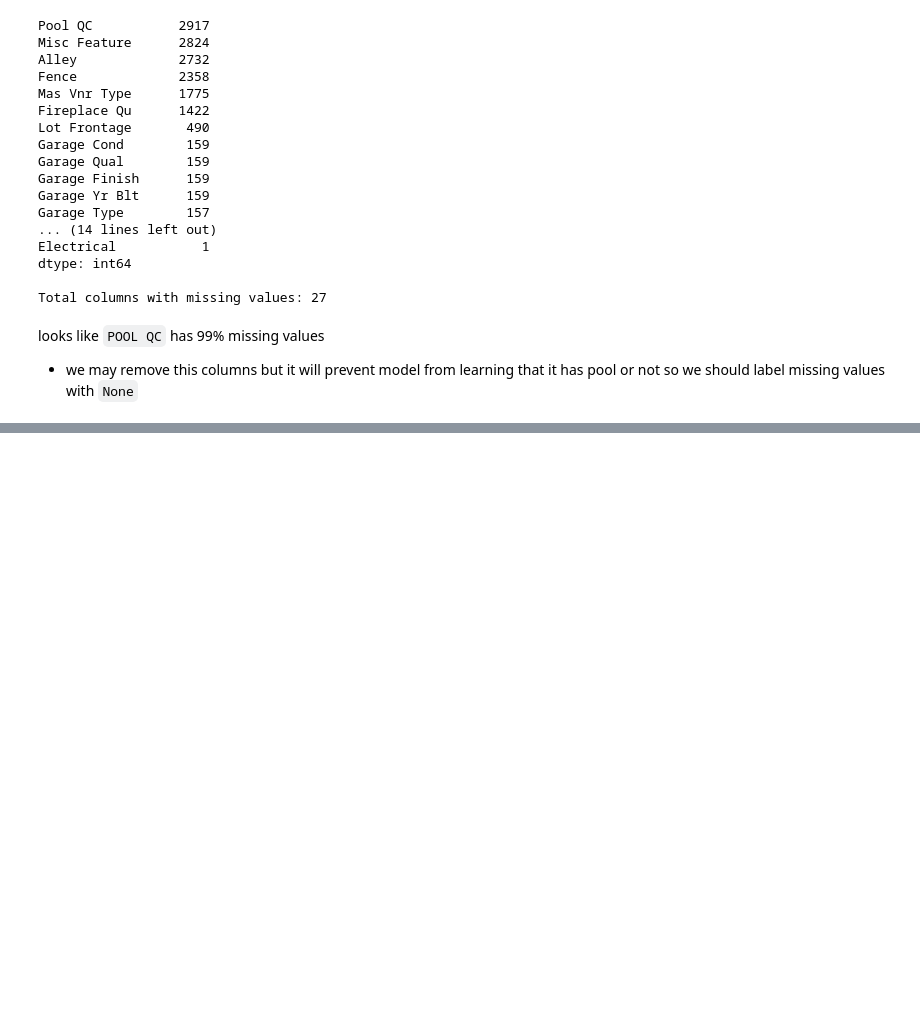
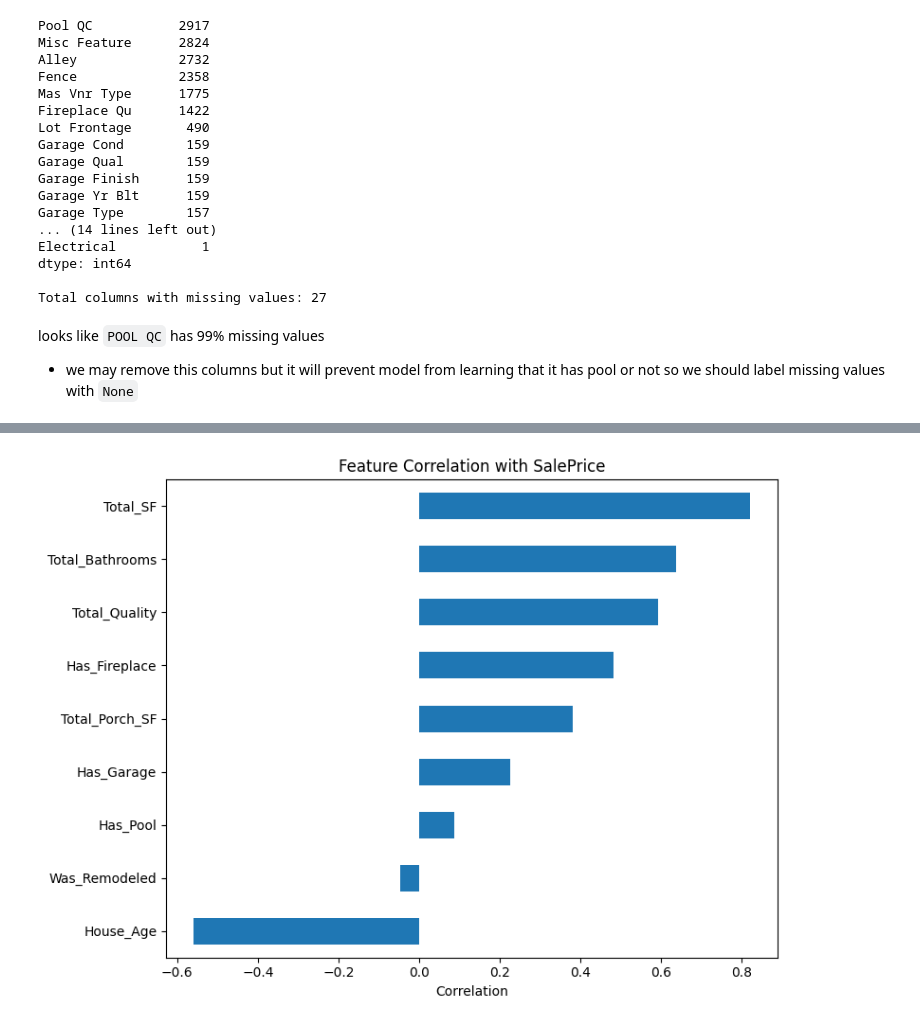
Before and after one commit to amr-belal/nexus-ml, a Jupyter notebook: notebooks/01_eda.ipynb, the cells around one changed output, grey strips where cells are left out. Cells and saved outputs as stored; diff of their text form; code cells hidden in the pictures; blank space fills up the shorter version.

```diff
--- a/notebooks/01_eda.ipynb
+++ b/notebooks/01_eda.ipynb
@@ -124,0 +225,34 @@
+# %%
+def create_features(df):
+    df['Total_SF'] = df['Gr Liv Area'] + df['Total Bsmt SF'] + df['Garage Area']
+    df['Total_Porch_SF'] = df['Wood Deck SF'] + df['Open Porch SF'] + df['Enclosed Porch'] + df['Screen Porch']
+
+    # Bath
+    df['Total_Bathrooms'] = (df['Full Bath'] + df['Bsmt Full Bath'] +
+                             0.5 * df['Half Bath'] + 0.5 * df['Bsmt Half Bath'])
+
+    # Age
+    df['House_Age'] = df['Yr Sold'] - df['Year Built']
+    df['Remod_Age'] = df['Yr Sold'] - df['Year Remod/Add']
+    df['Was_Remodeled'] = (df['Year Remod/Add'] != df['Year Built']).astype(int)
+
+    # Quality
+    df['Total_Quality'] = df['Overall Qual'] + df['Overall Cond']
+
+    # Boolean
+    df['Has_Pool'] = (df['Pool Area'] > 0).astype(int)
+    df['Has_Garage'] = (df['Garage Area'] > 0).astype(int)
+    df['Has_Fireplace'] = (df['Fireplaces'] > 0).astype(int)
+
+    return df
+
+
+
+df_featured = create_features(df_copy)
+
+
+new_features = ['Total_SF', 'Total_Porch_SF', 'Total_Bathrooms',
+                'House_Age', 'Was_Remodeled', 'Total_Quality',
+                'Has_Pool', 'Has_Garage', 'Has_Fireplace']
+
+print(df_featured[new_features].describe())
@@ -124,0 +337,12 @@
+# %%
+
+correlations = df_featured[new_features + ['SalePrice']].corr()['SalePrice'].drop('SalePrice').sort_values()
+
+plt.figure(figsize=(8, 6))
+correlations.plot(kind='barh')
+plt.title('Feature Correlation with SalePrice')
+plt.xlabel('Correlation')
+plt.tight_layout()
+plt.show()
+# %% [output]
+[figure, added]
```
Also changed, not shown: parts of 22 cells of this notebook, 3 other files.
